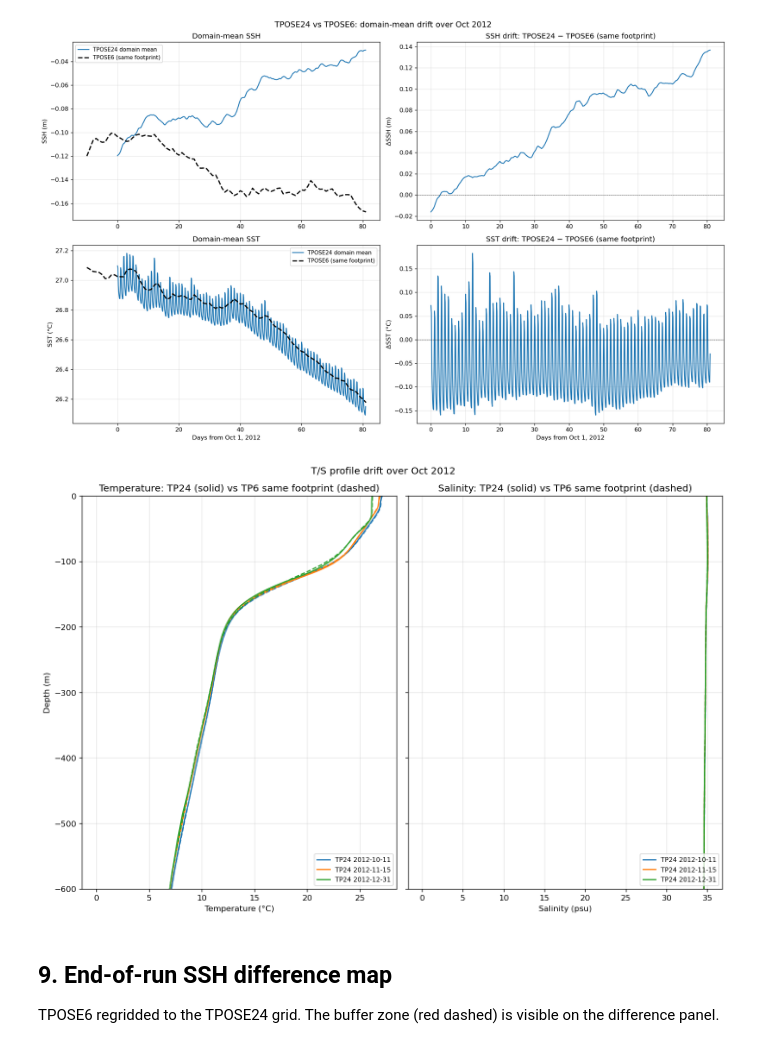
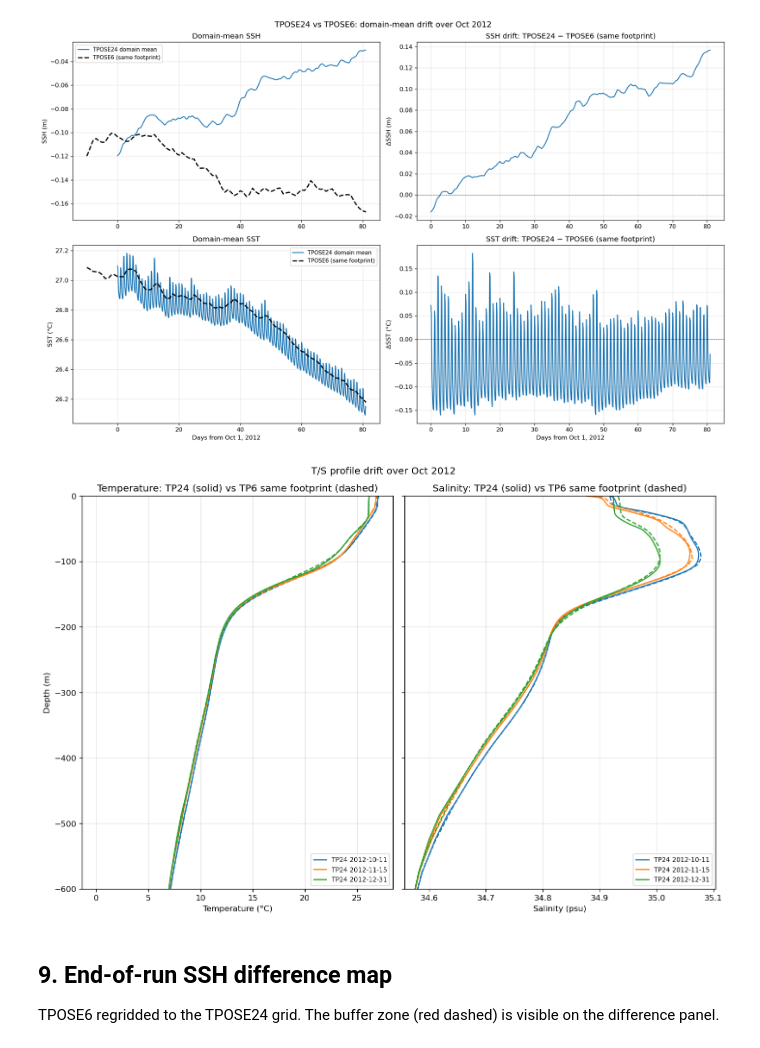
Before and after one commit to eldavenport/tpose24-validation, a Jupyter notebook: notebook_6_nested_visualization_3month.ipynb, the cells around one changed output. Cells and saved outputs as stored; diff of their text form; code cells hidden in the pictures.

```diff
--- a/notebook_6_nested_visualization_3month.ipynb
+++ b/notebook_6_nested_visualization_3month.ipynb
@@ -20,7 +20,7 @@ It shows what TPOSE6 looks like just outside TPOSE24, which is the source of the
 # %%
 # ──── run parameters ────
 SUBFOLDER = '3month'
-RUN_DIR   = '/data/SO3/edavenport/tpose24/oct2012_3month_transp_cons'
+RUN_DIR   = '/data/SO3/edavenport/tpose24/oct2012_3mo_dt300_AB3'
 # %%
 import os
 os.makedirs(f'surface/{SUBFOLDER}', exist_ok=True)
@@ -81,7 +81,7 @@ TPOSE24: 209.35–230.65°E, -5.48–10.48°N
 # %% [markdown]
 ## 2. Load TPOSE6
 # %%
-run6_dir  = '/data/SO3/edavenport/tpose6/sep2012/run_iter14'
+run6_dir  = '/data/SO3/edavenport/tpose6/diags/sep2012/run_iter14'
 grid6_dir = '/data/SO6/TPOSE_diags/tpose6/grid_6'
 iters6    = list(range(72, 8785, 72))  # 122 daily
 
@@ -457,38 +456,52 @@ dates_check = ['2012-10-11', '2012-11-15', '2012-12-31']
 colors = ['C0', 'C1', 'C2']
 
 fig, axes = plt.subplots(1, 2, figsize=(12, 8), sharey=True)
 
+s_vis = []  # salinity values within the visible depth window, for x-limits
 for date, color in zip(dates_check, colors):
     T24 = (ds24.THETA.sel(time=date, method='nearest')
            .mean(dim=['XC', 'YC']).compute())
     S24 = (ds24.SALT.sel(time=date, method='nearest')
            .mean(dim=['XC', 'YC']).compute())
     T6  = (ds6_tp24.THETA.sel(time=date, method='nearest')
            .mean(dim=['XC', 'YC']).compute())
     S6  = (ds6_tp24.SALT.sel(time=date, method='nearest')
            .mean(dim=['XC', 'YC']).compute())
 
-    axes[0].plot(T24.values, ds24.Z.values,          color=color, lw=1.5, label=f'TP24 {date}')
-    axes[0].plot(T6.values,  ds6.Z.values[:len(T6)], color=color, ls='--', lw=1.5)
-    axes[1].plot(S24.values, ds24.Z.values,          color=color, lw=1.5, label=f'TP24 {date}')
-    axes[1].plot(S6.values,  ds6.Z.values[:len(S6)], color=color, ls='--', lw=1.5)
+    z24 = ds24.Z.values
+    z6  = ds6.Z.values[:len(S6)]
+
+    axes[0].plot(T24.values, z24, color=color, lw=1.5, label=f'TP24 {date}')
+    axes[0].plot(T6.values,  z6,  color=color, ls='--', lw=1.5)
+    axes[1].plot(S24.values, z24, color=color, lw=1.5, label=f'TP24 {date}')
+    axes[1].plot(S6.values,  z6,  color=color, ls='--', lw=1.5)
+
+    s_vis.append(S24.values[z24 >= -600])
+    s_vis.append(S6.values[z6 >= -600])
 
 for ax, xlabel in zip(axes, ['Temperature (°C)', 'Salinity (psu)']):
     ax.set_ylim(-600, 0)
     ax.set_xlabel(xlabel)
     ax.grid(True, alpha=0.3)
     ax.legend(fontsize=8, loc='lower right')
+
+# Tight salinity x-limits from the plotted profiles (visible depths)
+s_all = np.concatenate(s_vis)
+s_all = s_all[np.isfinite(s_all)]
+smin, smax = float(np.min(s_all)), float(np.max(s_all))
+m = 0.05 * (smax - smin)
+axes[1].set_xlim(smin - m, smax + m)
 
 axes[0].set_ylabel('Depth (m)')
 axes[0].set_title('Temperature: TP24 (solid) vs TP6 same footprint (dashed)')
 axes[1].set_title('Salinity: TP24 (solid) vs TP6 same footprint (dashed)')
 
 fig.suptitle('T/S profile drift over Oct 2012', fontsize=12)
 plt.tight_layout()
 plt.savefig(f'TS/{SUBFOLDER}/interior_drift_TS_profiles.png', dpi=150, bbox_inches='tight')
 plt.show()
 # %% [output]
-[figure, old version]
+[figure, new version]
 # %% [markdown]
 ## 9. End-of-run SSH difference map
 
```
Also changed, not shown: parts of 2 cells of this notebook, 20 other files.
